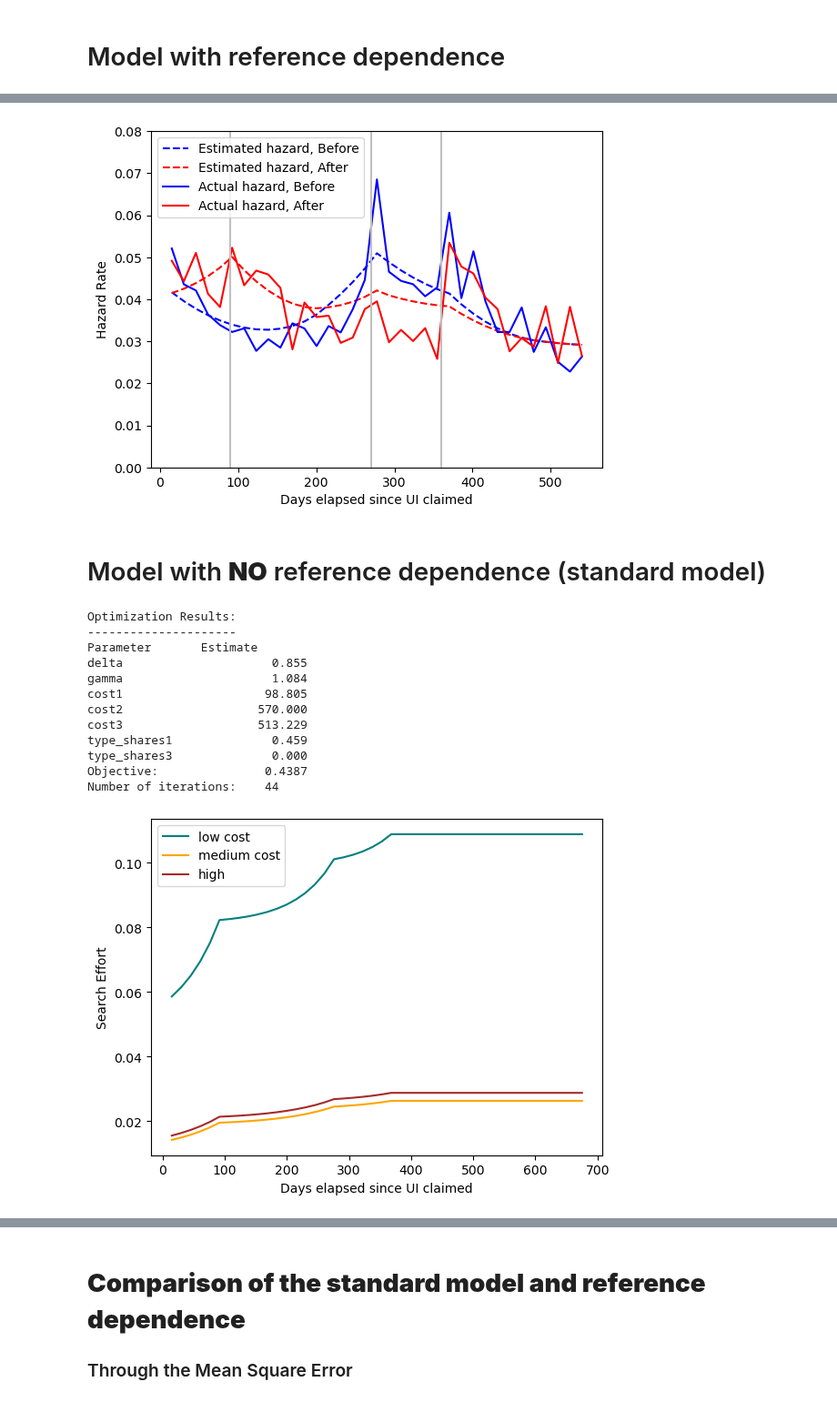
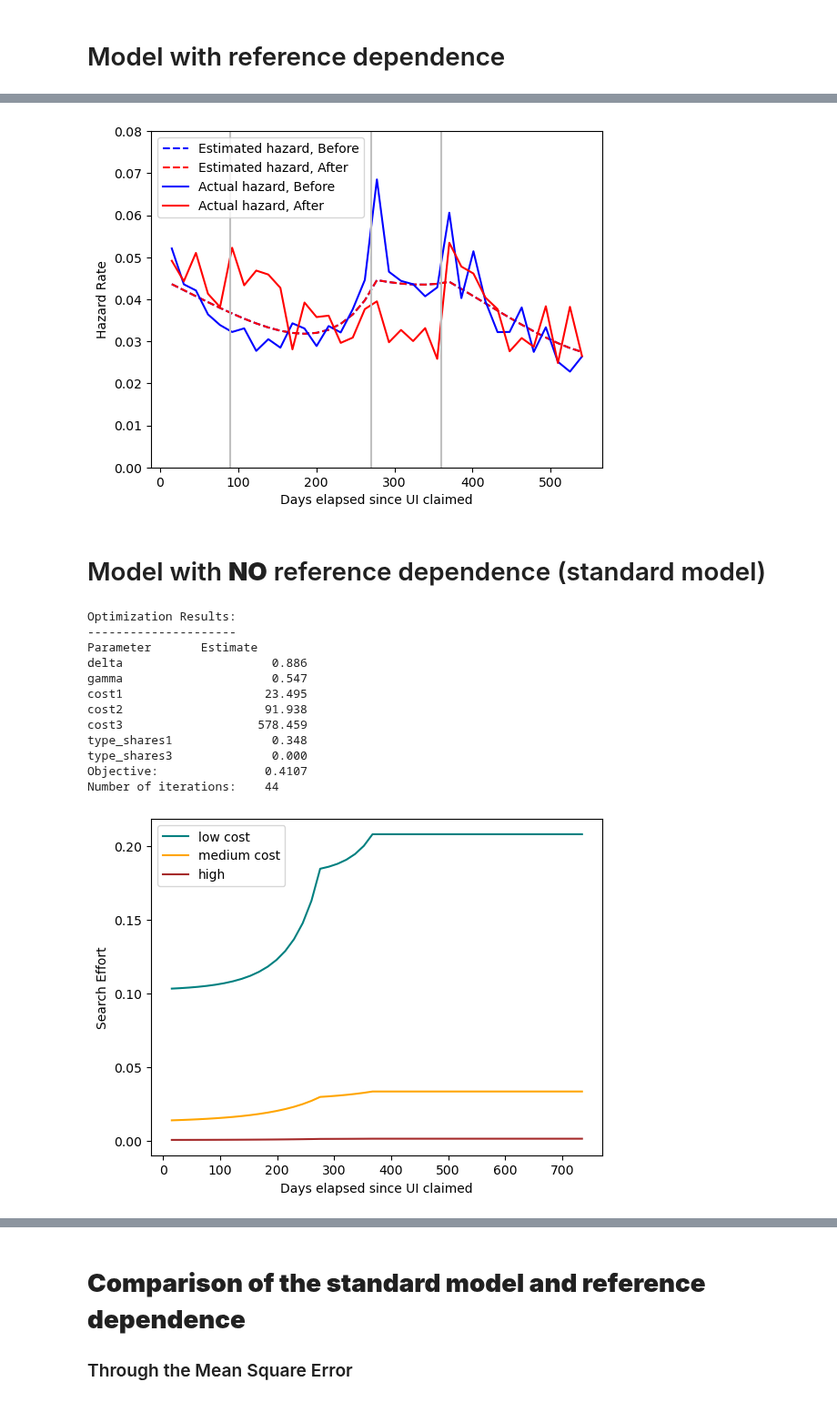
Before and after one commit to qrn838/Dynamic-programming-project, a Jupyter notebook: 2. Estimation - HTM.ipynb, the cells around one changed output, grey strips where cells are left out. Shown at 91% size. Saved outputs shown, nothing was run; the diff lists cells and outputs as text; code cells hidden in the pictures.

```diff
--- a/2. Estimation - HTM.ipynb
+++ b/2. Estimation - HTM.ipynb
@@ -13,9 +13,9 @@ from Model import ReferenceDependenceClass
 model = ReferenceDependenceClass()
 model.par.full_sample_estimation = True
 model.allocate()
-model_new = deepcopy(model)
+model_standard = deepcopy(model)    # Used later for standard model
 model.par.model = 'HTM'
-model_new.par.model = 'HTM'
+model_standard.par.model = 'HTM'
 # %% [output]
 The autoreload extension is already loaded. To reload it, use:
   %reload_ext autoreload
@@ -137,11 +148,11 @@ plt.show()
 # %%
 #Replicating figure 7(b) from the paper
-after = model_new.data.moments_after
-before = model_new.data.moments_before
+after = model_standard.data.moments_after
+before = model_standard.data.moments_before
 
 time = np.linspace(0, model.par.T_sim, model.par.T_sim)
-plt.plot((time+1)*15, sim, color='Blue', label='Estimated hazard, Before', linestyle='--')
-plt.plot((time+1)*15, s_forecast, label='Estimated hazard, After', color='Red', linestyle='--')
+plt.plot((time+1)*15, search_reference_beforeReform, color='Blue', label='Estimated hazard, Before', linestyle='--')
+plt.plot((time+1)*15, search_reference_afterReform, label='Estimated hazard, After', color='Red', linestyle='--')
 plt.plot((time+1)*15, before, label='Actual hazard, Before', color='Blue')
 plt.plot((time+1)*15, after, label='Actual hazard, After', color='Red')
 plt.xlabel('Days elapsed since UI claimed')
@@ -154,25 +165,23 @@ plt.legend()
 plt.ylim(0.0, 0.08)
 plt.show()
 # %% [output]
-[figure, old version]
+[figure, new version]
 # %% [markdown]
 # Model with **NO** reference dependence (standard model)
 # %%
+# Setup
+model_standard.par.eta = 0.0     # Removes reference dependence
+model_standard.par.types = 3    # Allow for heterogeneity
+model_standard.allocate()
 
-
-model_new.par.eta = 0.0     # Removes reference dependence
-model_new.par.types = 3    # Allow for heterogeneity
-# model_new.par.full_sample_estimation = True
-model_new.allocate()
-
+# Estimation setup
 est_par = ['delta','gamma', 'cost1', 'cost2', 'cost3', 'type_shares1', 'type_shares3'] # Parameters to estimate
 theta0 = [0.9, 0.9, 84, 242, 310, 0.4, 0] # Initial guesses
-bounds = [(0.5,1.0), (0.001, 50.0), (0.0, 100), (30, 300), (300, 1000), (0,0.9), (0,1-model_new.par.type_shares1)] # Bounds for the parameters
+bounds = [(0.5,1.0), (0.001, 50.0), (0.0, 100), (30, 300), (300, 1000), (0,0.9), (0,1-model_standard.par.type_shares1)] # Bounds for the parameters
 
-# est = method_simulated_moments(model_new, est_par,theta0,bounds,weight=False)
-
+# Random starting values
 model.par.noOfParams = len(est_par)
-model.par.noSearchInits = 300
+model.par.noSearchInits = 1
 np.random.seed(180615)
 
 for i in range(model.par.noSearchInits):
@@ -188,13 +197,14 @@ for i in range(model.par.noSearchInits):
     est_best = np.inf
     try:
         # Perform the method of simulated moments
-        est = method_simulated_moments(model_new, est_par, theta0, bounds, weight=False)
+        est = method_simulated_moments(model_standard, est_par, theta0, bounds, weight=False)
 
         # Check if the current estimate is better than the best estimate
         if est.fun < est_best:
             est_best = est.fun
             par = est.x
             nit = est.nit
+            obj_standard = est_best
 
     except Exception as e:
         # Print the exception message and continue with the next iteration
@@ -214,26 +224,26 @@ print(f'Number of iterations:    {nit}')
 Optimization Results:
 ---------------------
 Parameter       Estimate
-delta                     0.855
-gamma                     1.084
-cost1                    98.805
-cost2                   570.000
-cost3                   513.229
-type_shares1              0.459
+delta                     0.886
+gamma                     0.547
+cost1                    23.495
+cost2                    91.938
+cost3                   578.459
+type_shares1              0.348
 type_shares3              0.000
-Objective:               0.4387
+Objective:               0.4107
 Number of iterations:    44
 # %%
-search_effort_new = solve_search_effort_HTM(model_new.par)
-time = np.linspace(0, model_new.par.T, model_new.par.T)
-plt.plot((time+1)*15, search_effort_new[0,:], label = 'low cost', color='teal')
-plt.plot((time+1)*15, search_effort_new[1,:], label = 'medium cost', color='orange')
-plt.plot((time+1)*15, search_effort_new[2,:], label = 'high', color='brown' )
+search_effort_standard = solve_search_effort_HTM(model_standard.par)
+time = np.linspace(0, model_standard.par.T, model_standard.par.T)
+plt.plot((time+1)*15, search_effort_standard[0,:], label = 'low cost', color='teal')
+plt.plot((time+1)*15, search_effort_standard[1,:], label = 'medium cost', color='orange')
+plt.plot((time+1)*15, search_effort_standard[2,:], label = 'high', color='brown' )
 plt.xlabel('Days elapsed since UI claimed')
 plt.ylabel('Search Effort')
 # plt.title('Policy functions standard model, After the reform')
 plt.legend()
 plt.show()
 # %% [output]
-[figure, old version]
+[figure, new version]
 # %%
```
Also changed, not shown: parts of 12 cells of this notebook, 1 other file.
